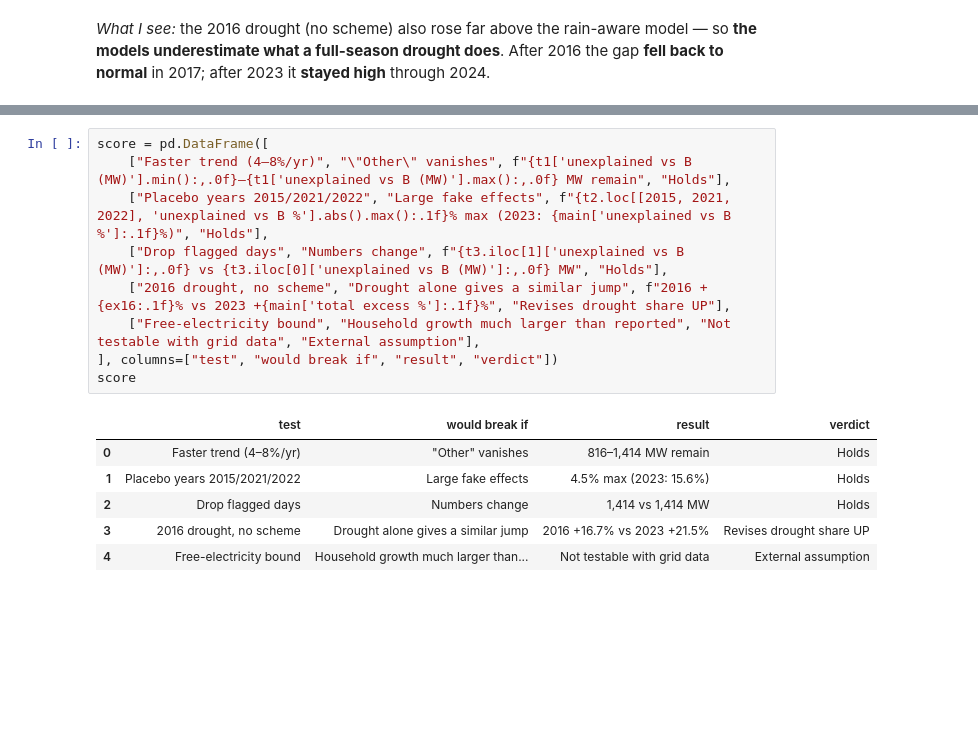
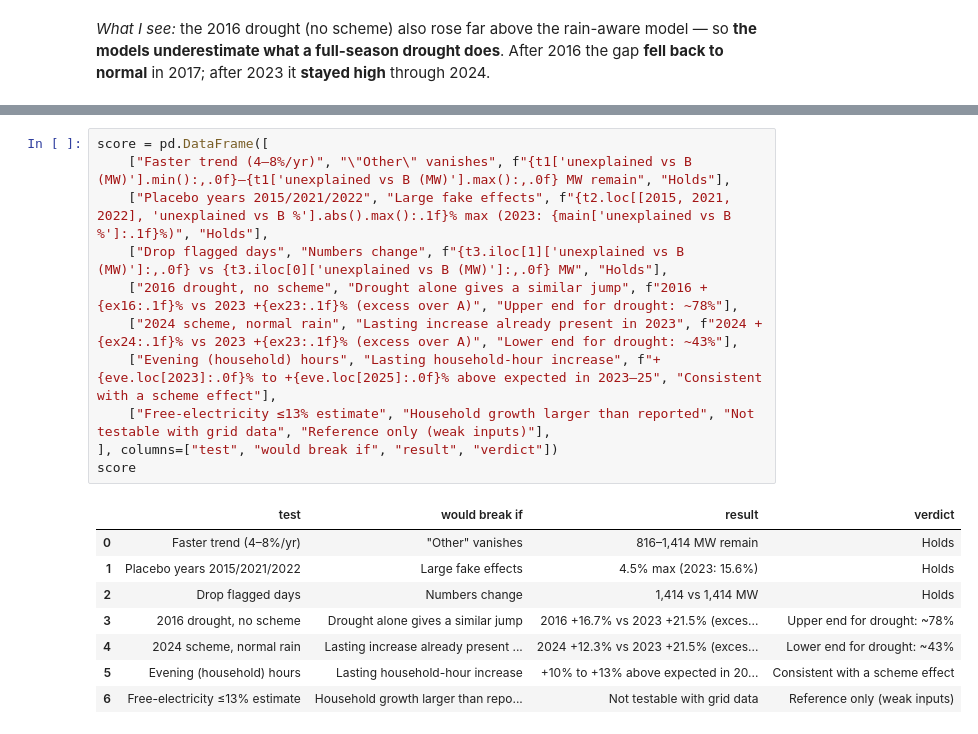
Before and after one commit to aravindanand2019-sudo/karnataka-power-2023, a Jupyter notebook: notebooks/07_robustness_checks.ipynb, the cells around one changed output, grey strips where cells are left out. Drawn from its saved outputs; the diff is of its cells as text; blank space fills up the shorter version.

```diff
--- a/notebooks/07_robustness_checks.ipynb
+++ b/notebooks/07_robustness_checks.ipynb
@@ -245,16 +314,20 @@ plt.tight_layout(); plots.save(fig, "07_revised_ranges"); plt.show()
 # %%
 score = pd.DataFrame([
     ["Faster trend (4–8%/yr)", "\"Other\" vanishes", f"{t1['unexplained vs B (MW)'].min():,.0f}–{t1['unexplained vs B (MW)'].max():,.0f} MW remain", "Holds"],
     ["Placebo years 2015/2021/2022", "Large fake effects", f"{t2.loc[[2015, 2021, 2022], 'unexplained vs B %'].abs().max():.1f}% max (2023: {main['unexplained vs B %']:.1f}%)", "Holds"],
     ["Drop flagged days", "Numbers change", f"{t3.iloc[1]['unexplained vs B (MW)']:,.0f} vs {t3.iloc[0]['unexplained vs B (MW)']:,.0f} MW", "Holds"],
-    ["2016 drought, no scheme", "Drought alone gives a similar jump", f"2016 +{ex16:.1f}% vs 2023 +{main['total excess %']:.1f}%", "Revises drought share UP"],
-    ["Free-electricity bound", "Household growth much larger than reported", "Not testable with grid data", "External assumption"],
+    ["2016 drought, no scheme", "Drought alone gives a similar jump", f"2016 +{ex16:.1f}% vs 2023 +{ex23:.1f}% (excess over A)", "Upper end for drought: ~78%"],
+    ["2024 scheme, normal rain", "Lasting increase already present in 2023", f"2024 +{ex24:.1f}% vs 2023 +{ex23:.1f}% (excess over A)", "Lower end for drought: ~43%"],
+    ["Evening (household) hours", "Lasting household-hour increase", f"+{eve.loc[2023]:.0f}% to +{eve.loc[2025]:.0f}% above expected in 2023–25", "Consistent with a scheme effect"],
+    ["Free-electricity ≤13% estimate", "Household growth larger than reported", "Not testable with grid data", "Reference only (weak inputs)"],
 ], columns=["test", "would break if", "result", "verdict"])
 score
 # %% [output]
 |  | test | would break if | result | verdict |
 | 0 | Faster trend (4–8%/yr) | "Other" vanishes | 816–1,414 MW remain | Holds |
 | 1 | Placebo years 2015/2021/2022 | Large fake effects | 4.5% max (2023: 15.6%) | Holds |
 | 2 | Drop flagged days | Numbers change | 1,414 vs 1,414 MW | Holds |
-| 3 | 2016 drought, no scheme | Drought alone gives a similar jump | 2016 +16.7% vs 2023 +21.5% | Revises drought share UP |
-| 4 | Free-electricity bound | Household growth much larger than... | Not testable with grid data | External assumption |
+| 3 | 2016 drought, no scheme | Drought alone gives a similar jump | 2016 +16.7% vs 2023 +21.5% (exces... | Upper end for drought: ~78% |
+| 4 | 2024 scheme, normal rain | Lasting increase already present ... | 2024 +12.3% vs 2023 +21.5% (exces... | Lower end for drought: ~43% |
+| 5 | Evening (household) hours | Lasting household-hour increase | +10% to +13% above expected in 20... | Consistent with a scheme effect |
+| 6 | Free-electricity ≤13% estimate | Household growth larger than repo... | Not testable with grid data | Reference only (weak inputs) |
```
Also changed, not shown: parts of 20 cells of this notebook, 2 other files.
